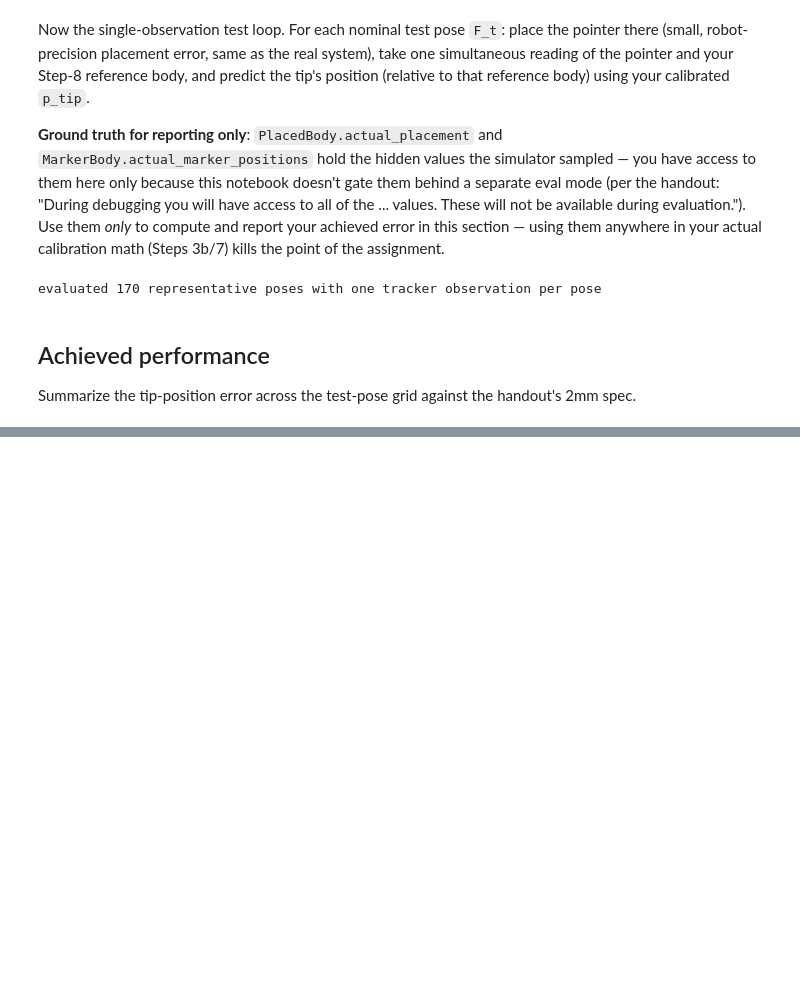
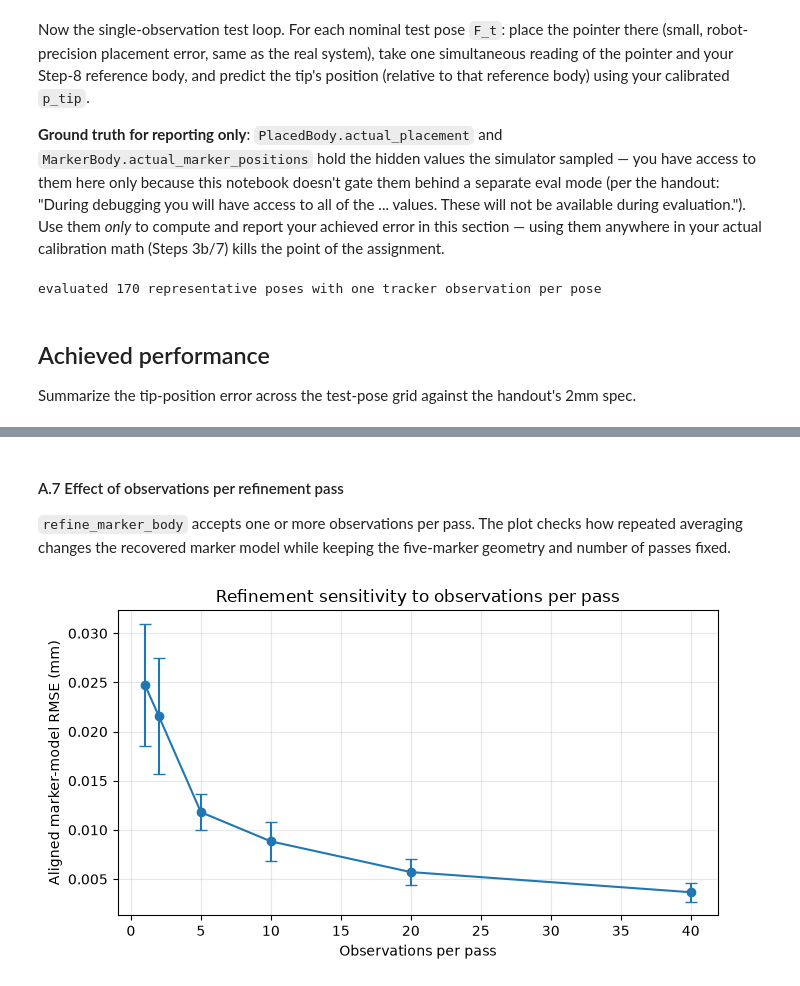
Before and after one commit to Edward-Lin-maker/CIS_I_Course, a Jupyter notebook: assignments/assignment1/notebooks/assignment1_template.ipynb, the cells around one changed output, grey strips where cells are left out. Saved outputs shown, nothing was run; the diff lists cells and outputs as text; code cells hidden in the pictures; blank space fills up the shorter version.

```diff
--- a/assignments/assignment1/notebooks/assignment1_template.ipynb
+++ b/assignments/assignment1/notebooks/assignment1_template.ipynb
@@ -1020,0 +1091,34 @@ OK
+# %% [markdown]
+#### A.7 Effect of observations per refinement pass
+
+`refine_marker_body` accepts one or more observations per pass. The plot checks
+how repeated averaging changes the recovered marker model while keeping the
+five-marker geometry and number of passes fixed.
+# %%
+refinement_reading_counts = np.array([1, 2, 5, 10, 20, 40])
+_, reading_means, reading_stds = _summarize_trials(
+    refinement_reading_counts,
+    lambda count, seed: _refinement_trial(
+        triangular_bipyramid_positions(60.0),
+        n_readings=int(count),
+        passes=3,
+        seed=seed,
+    ),
+    UNIT_SENSITIVITY_SEEDS,
+)
+
+figure, axis = plt.subplots(figsize=(7, 4))
+axis.errorbar(
+    refinement_reading_counts, reading_means, yerr=reading_stds,
+    fmt="o-", capsize=4,
+)
+axis.set(
+    title="Refinement sensitivity to observations per pass",
+    xlabel="Observations per pass",
+    ylabel="Aligned marker-model RMSE (mm)",
+)
+axis.grid(alpha=0.3)
+plt.tight_layout()
+plt.show()
+# %% [output]
+[figure, added]
```
Also changed, not shown: parts of 60 cells of this notebook, 1 other file.
